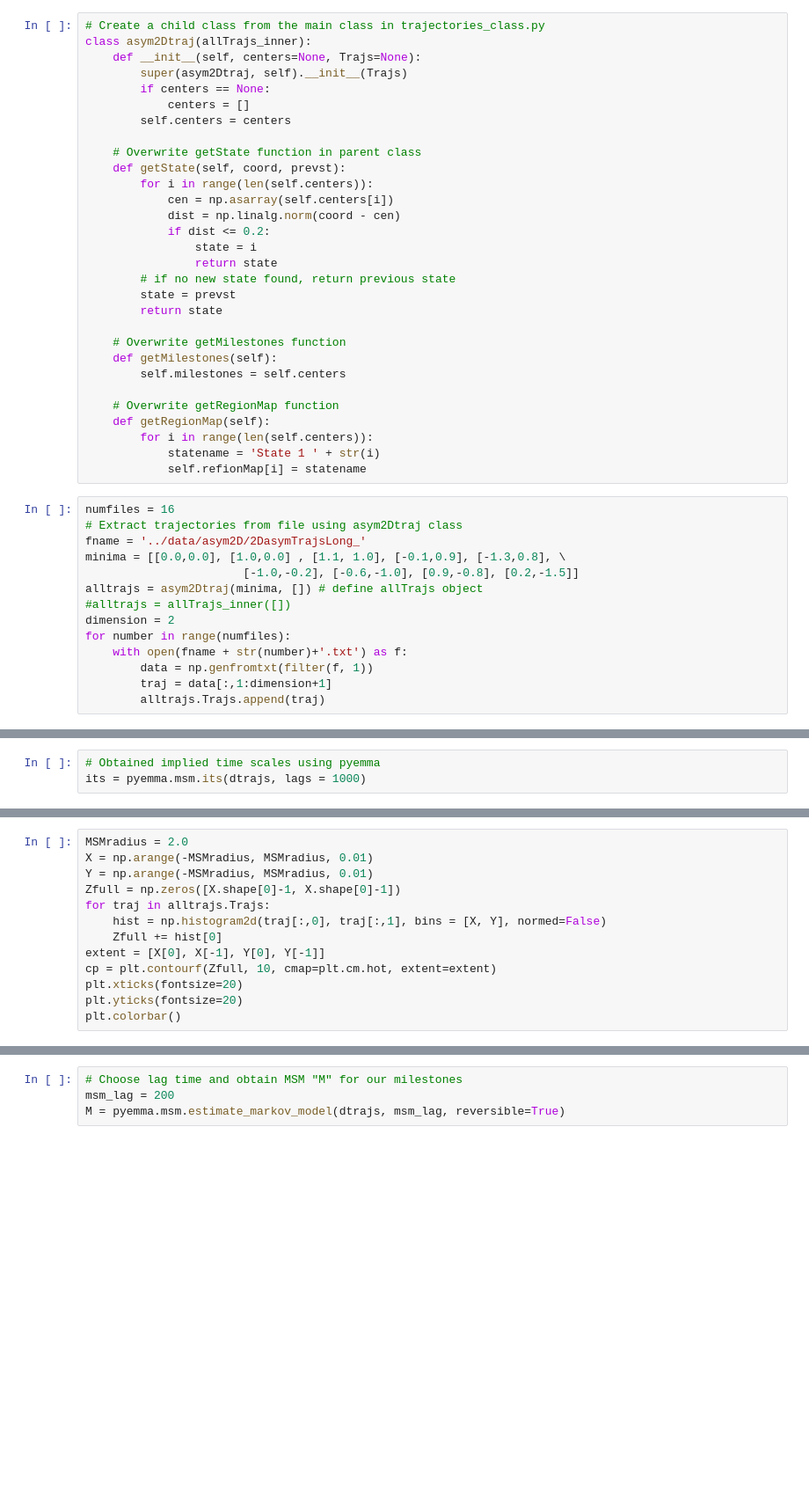
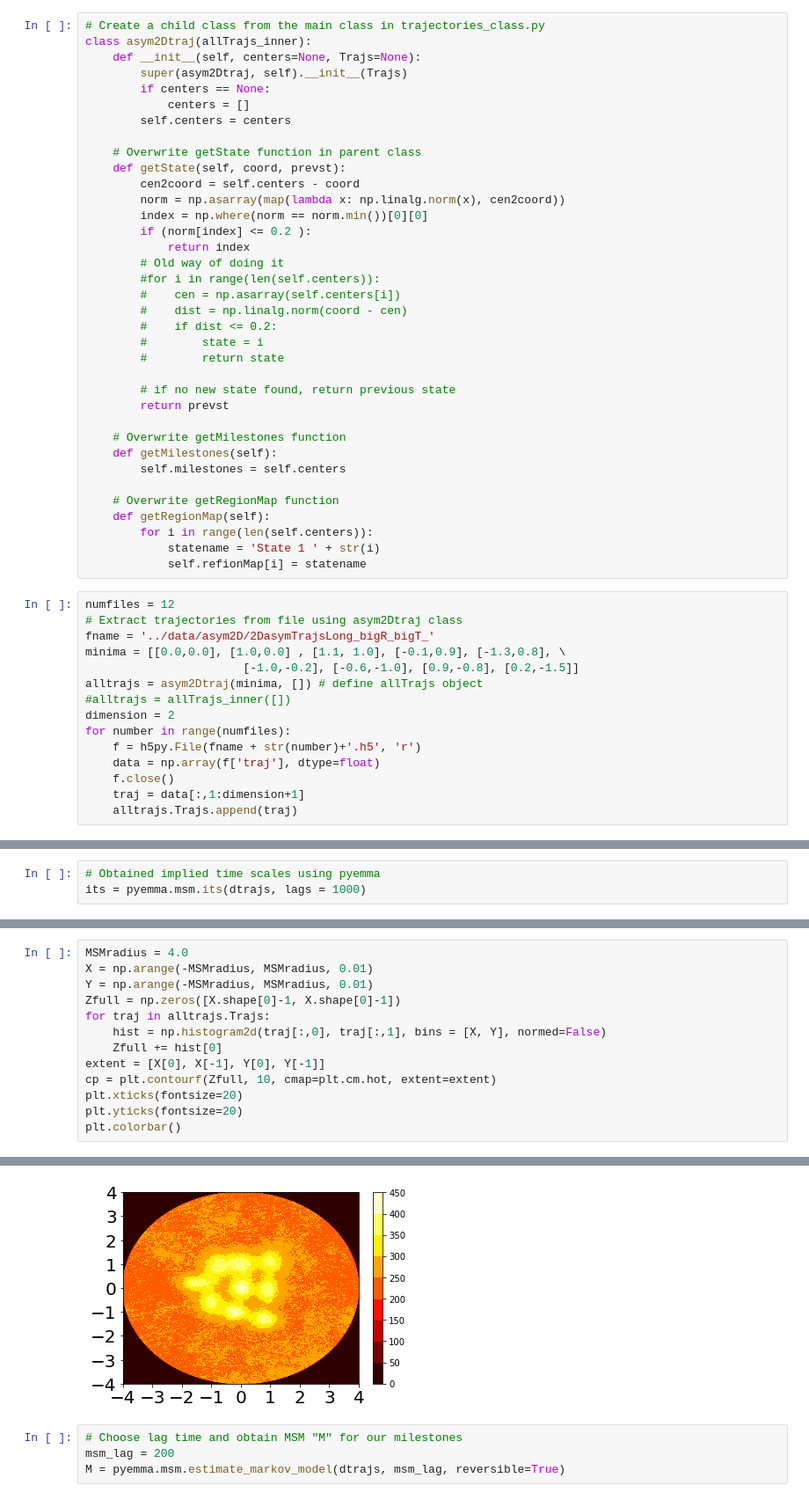
Before and after one commit to markovmodel/msmrd, a Jupyter notebook: scripts/createMSM_asym2D.ipynb, the cells around one changed output, grey strips where cells are left out. Shown at 88% size. Cells and saved outputs as stored; diff of their text form; blank space fills up the shorter version.

```diff
--- a/scripts/createMSM_asym2D.ipynb
+++ b/scripts/createMSM_asym2D.ipynb
@@ -21,15 +22,21 @@ class asym2Dtraj(allTrajs_inner):
 
     # Overwrite getState function in parent class
     def getState(self, coord, prevst):
-        for i in range(len(self.centers)):
-            cen = np.asarray(self.centers[i])
-            dist = np.linalg.norm(coord - cen)
-            if dist <= 0.2:
-                state = i
-                return state
+        cen2coord = self.centers - coord
+        norm = np.asarray(map(lambda x: np.linalg.norm(x), cen2coord))
+        index = np.where(norm == norm.min())[0][0]
+        if (norm[index] <= 0.2 ):
+            return index
+        # Old way of doing it
+        #for i in range(len(self.centers)):
+        #    cen = np.asarray(self.centers[i])
+        #    dist = np.linalg.norm(coord - cen)
+        #    if dist <= 0.2:
+        #        state = i
+        #        return state
+
         # if no new state found, return previous state
-        state = prevst
-        return state
+        return prevst
 
     # Overwrite getMilestones function
     def getMilestones(self):
@@ -41,19 +48,20 @@ class asym2Dtraj(allTrajs_inner):
             statename = 'State 1 ' + str(i)
             self.refionMap[i] = statename
 # %%
-numfiles = 16
+numfiles = 12
 # Extract trajectories from file using asym2Dtraj class
-fname = '../data/asym2D/2DasymTrajsLong_'
+fname = '../data/asym2D/2DasymTrajsLong_bigR_bigT_'
 minima = [[0.0,0.0], [1.0,0.0] , [1.1, 1.0], [-0.1,0.9], [-1.3,0.8], \
                        [-1.0,-0.2], [-0.6,-1.0], [0.9,-0.8], [0.2,-1.5]]
 alltrajs = asym2Dtraj(minima, []) # define allTrajs object
 #alltrajs = allTrajs_inner([])
 dimension = 2
 for number in range(numfiles):
-    with open(fname + str(number)+'.txt') as f:
-        data = np.genfromtxt(filter(f, 1))
-        traj = data[:,1:dimension+1]
-        alltrajs.Trajs.append(traj)
+    f = h5py.File(fname + str(number)+'.h5', 'r')
+    data = np.array(f['traj'], dtype=float)
+    f.close()
+    traj = data[:,1:dimension+1]
+    alltrajs.Trajs.append(traj)
 # %%
 # Calculate discrete trajectories and make sure it is clean (no "None" elements)
 dtrajs = alltrajs.getdTrajsclean()
@@ -75,5 +87,5 @@ plt.yticks(fontsize=20)
 # %%
-MSMradius = 2.0
+MSMradius = 4.0
 X = np.arange(-MSMradius, MSMradius, 0.01)
 Y = np.arange(-MSMradius, MSMradius, 0.01)
 Zfull = np.zeros([X.shape[0]-1, X.shape[0]-1])
@@ -85,3 +97,4 @@ cp = plt.contourf(Zfull, 10, cmap=plt.cm.hot, extent=extent)
 plt.xticks(fontsize=20)
 plt.yticks(fontsize=20)
 plt.colorbar()
+# %% [output]
@@ -88,3 +102,4 @@ plt.colorbar()
+[figure, added]
 # %%
 # Choose lag time and obtain MSM "M" for our milestones
 msm_lag = 200
```
Also changed, not shown: parts of 4 cells of this notebook.
